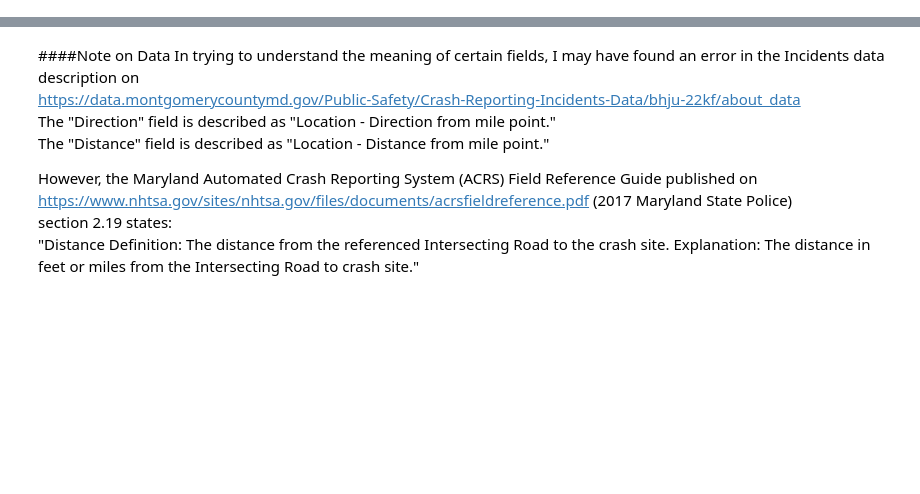
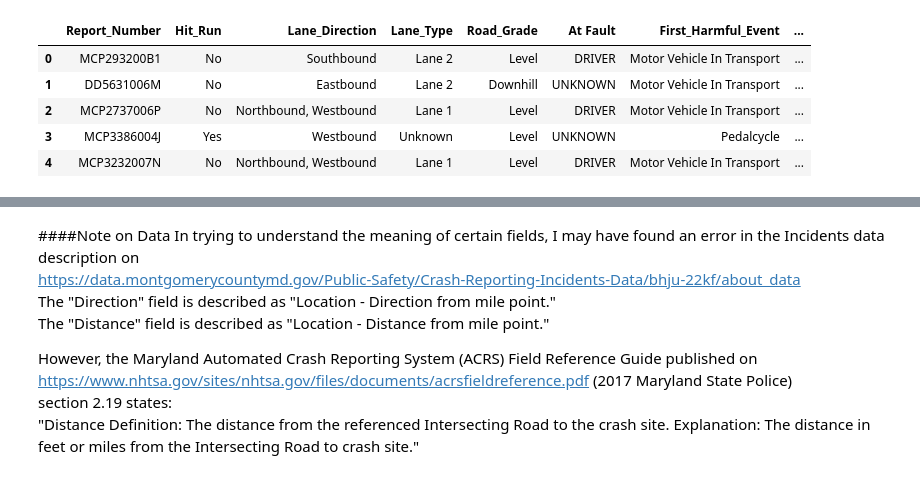
Before and after one commit to Alissa-Ouspen/data201_alissa, a Jupyter notebook: final/crash_df_manip.ipynb, the cells around one changed output, grey strips where cells are left out. Cells and saved outputs as stored; diff of their text form; code cells hidden in the pictures; blank space fills up the shorter version.

```diff
--- a/final/crash_df_manip.ipynb
+++ b/final/crash_df_manip.ipynb
@@ -45,0 +25,13 @@ Incidents_df = pd.read_csv(io.BytesIO(uploaded["Incidents.csv"]), dtype=incident
+# %%
+# Upload Raw file from GitHub
+
+# Skip column because many contain 2 values instead of 1
+Incidents_df = pd.read_csv("https://raw.githubusercontent.com/Alissa-Ouspen/data201_alissa/main/final/Incidents_abridge.csv", usecols = lambda x: x not in ["Num_of_Lanes"])
+Incidents_df.head()
+# %% [output]
+|  | Report_Number | Hit_Run | Lane_Direction | Lane_Type | Road_Grade | At Fault | First_Harmful_Event | ... |
+| 0 | MCP293200B1 | No | Southbound | Lane 2 | Level | DRIVER | Motor Vehicle In Transport | ... |
+| 1 | DD5631006M | No | Eastbound | Lane 2 | Downhill | UNKNOWN | Motor Vehicle In Transport | ... |
+| 2 | MCP2737006P | No | Northbound, Westbound | Lane 1 | Level | DRIVER | Motor Vehicle In Transport | ... |
+| 3 | MCP3386004J | Yes | Westbound | Unknown | Level | UNKNOWN | Pedalcycle | ... |
+| 4 | MCP3232007N | No | Northbound, Westbound | Lane 1 | Level | DRIVER | Motor Vehicle In Transport | ... |
```
Also changed, not shown: parts of 33 cells of this notebook, 2 other files.
